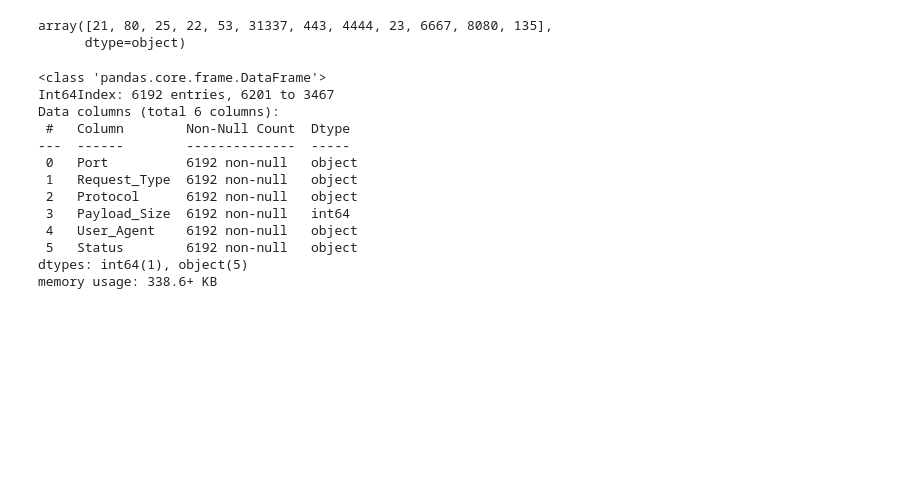
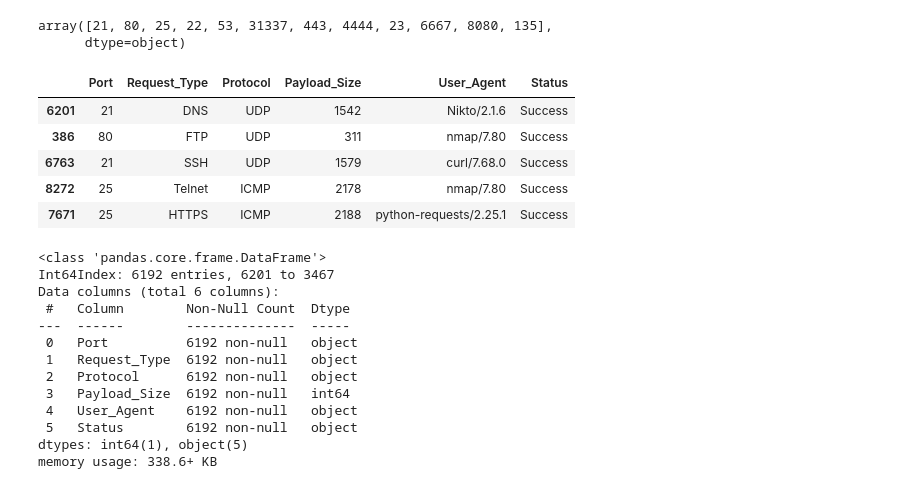
Before and after one commit to iamrus1/Intrusion-Log-Analysis, a Jupyter notebook: Intrusion detection log - Decision Tree.ipynb, the cells around one changed output. Drawn from its saved outputs; the diff is of its cells as text; code cells hidden in the pictures; blank space fills up the shorter version.

```diff
--- a/Intrusion detection log - Decision Tree.ipynb
+++ b/Intrusion detection log - Decision Tree.ipynb
@@ -424,6 +424,15 @@ X_train['Port'].unique()
 # %% [output]
 array([21, 80, 25, 22, 53, 31337, 443, 4444, 23, 6667, 8080, 135],
       dtype=object)
+# %%
+X_train.head()
+# %% [output]
+|  | Port | Request_Type | Protocol | Payload_Size | User_Agent | Status |
+| 6201 | 21 | DNS | UDP | 1542 | Nikto/2.1.6 | Success |
+| 386 | 80 | FTP | UDP | 311 | nmap/7.80 | Success |
+| 6763 | 21 | SSH | UDP | 1579 | curl/7.68.0 | Success |
+| 8272 | 25 | Telnet | ICMP | 2178 | nmap/7.80 | Success |
+| 7671 | 25 | HTTPS | ICMP | 2188 | python-requests/2.25.1 | Success |
 # %%
 X_train.info()
 # %% [output]
```
Also changed, not shown: parts of 10 cells of this notebook.
